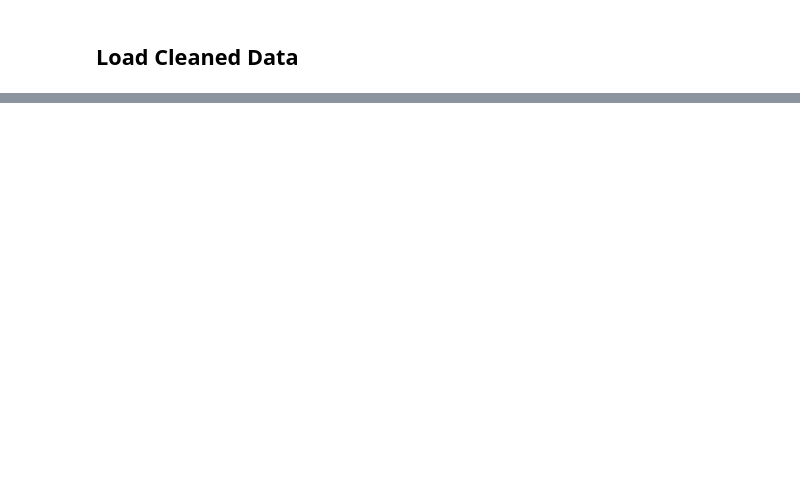
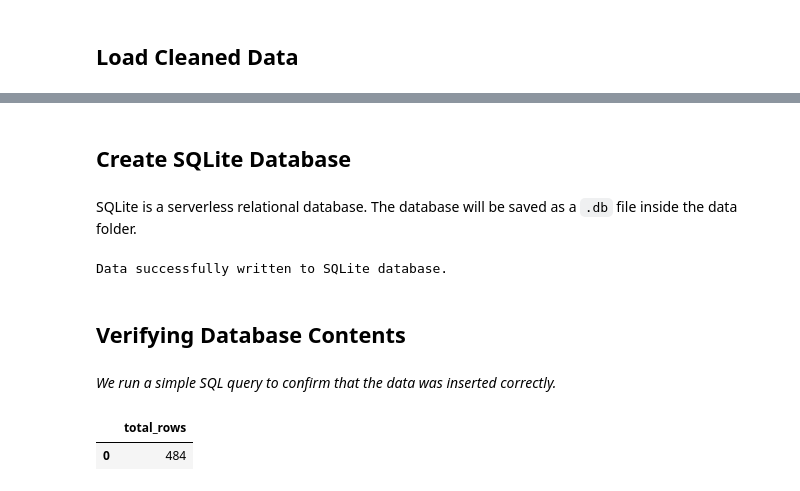
Before and after one commit to AymanBerri/RealEstate_Analytics, a Jupyter notebook: notebooks/02_saving_data_into_db.ipynb, the cells around one changed output, grey strips where cells are left out. Drawn from its saved outputs; the diff is of its cells as text; code cells hidden in the pictures; blank space fills up the shorter version.

```diff
--- a/notebooks/02_saving_data_into_db.ipynb
+++ b/notebooks/02_saving_data_into_db.ipynb
@@ -49,3 +57,38 @@ df.head()
 | 2 | Pool Access - Spacious layout - W... | 90,000 | yearly | 1 | 2 | 1,056 sqft | Westview Garden, JVC District 15,... | https://www.bayut.com/property/de... | 90000 | ... |
 | 3 | Book Now -Pool View-1/2/3 BHK | 88,000 | yearly | 1 | 2 | 890 sqft | Westview Garden, JVC District 15,... | https://www.bayut.com/property/de... | 88000 | ... |
 | 4 | Chiller W Dewa-Spacious Layout-Mu... | 130,000 | yearly | 2 | 3 | 1,470 sqft | Westview Garden, JVC District 15,... | https://www.bayut.com/property/de... | 130000 | ... |
+# %% [markdown]
+## Create SQLite Database
+# %% [markdown]
+SQLite is a serverless relational database.
+The database will be saved as a `.db` file inside the data folder.
+# %%
+# Database path
+db_path = os.path.join("data", "database.db")
+
+# Create connection
+conn = sqlite3.connect(db_path)
+
+# Save DataFrame to SQL table
+df.to_sql(
+    name="jvc_apartments",
+    con=conn,
+    if_exists="replace",
+    index=False
+)
+
+print("Data successfully written to SQLite database.")
+# %% [output]
+Data successfully written to SQLite database.
+# %% [markdown]
+## Verifying Database Contents
+# %% [markdown]
+_We run a simple SQL query to confirm that the data was inserted correctly._
+# %%
+query = "SELECT COUNT(*) AS total_rows FROM jvc_apartments"
+row_count = pd.read_sql(query, conn)
+
+row_count
+# %% [output]
+|  | total_rows |
+| 0 | 484 |
```
Also changed, not shown: parts of 13 cells of this notebook.
